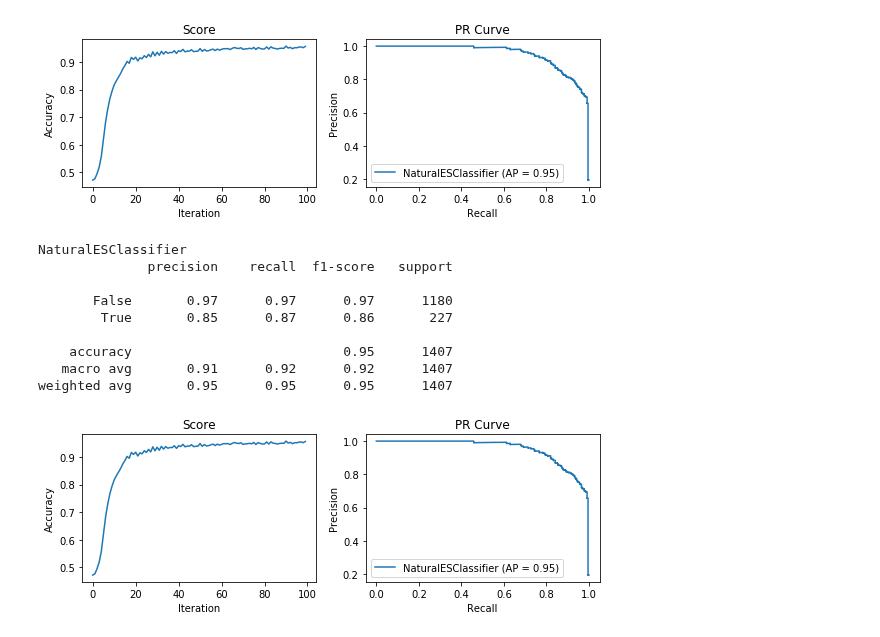
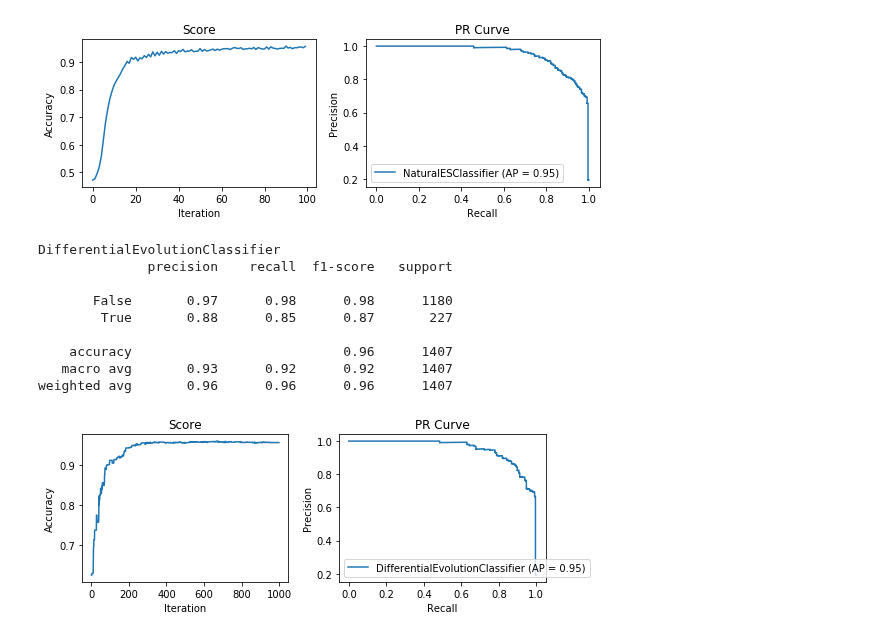
Before and after one commit to EvanLavender13/cs613-final-project, a Jupyter notebook: space.ipynb, the cells around one changed output. Cells and saved outputs as stored; diff of their text form; code cells hidden in the pictures.

```diff
--- a/space.ipynb
+++ b/space.ipynb
@@ -255,7 +254,7 @@ LogisticRegression
 weighted avg       0.96      0.96      0.96      1407
 [figure]
 # %%
-ses = SimpleESClassifier(objective=CrossEntropyObjective(), n_iter=100, random_state=0)
+ses = SimpleESClassifier(objective=CrossEntropyObjective(), n_iter=100, random_state=0, sigma=0.1)
 ses.fit(X_train_std, y_train);
 # %%
 fig, axes = plt.subplots(nrows=1, ncols=2, figsize=(8, 3))
@@ -276,5 +275,5 @@ weighted avg       0.94      0.94      0.94      1407
 # %%
-ges = GeneticESClassifier(objective=CrossEntropyObjective(), n_iter=100, random_state=0)
+ges = GeneticESClassifier(objective=CrossEntropyObjective(), n_iter=100, random_state=0, n_pop=200, p_elite=0.05)
 ges.fit(X_train_std, y_train);
 # %%
 fig, axes = plt.subplots(nrows=1, ncols=2, figsize=(8, 3))
@@ -312,24 +311,24 @@ NaturalESClassifier
 weighted avg       0.95      0.95      0.95      1407
 [figure]
 # %%
-dev = DifferentialEvolutionClassifier(objective=CrossEntropyObjective(), n_iter=250, random_state=0, bounds=(-10, 10), lmbda=1.5)
+dev = DifferentialEvolutionClassifier(objective=CrossEntropyObjective(), n_iter=1000, random_state=0, bounds=(-10, 10))
 dev.fit(X_train_std, y_train);
 # %%
 fig, axes = plt.subplots(nrows=1, ncols=2, figsize=(8, 3))
-plot_class(nes, X_test_std, y_test, axes)
+plot_class(dev, X_test_std, y_test, axes)
 fig.tight_layout()
 fig.savefig("images/Nasa-DifferentialEvolutionClassifier-PRCurve.png")
 # %% [output]
-NaturalESClassifier
+DifferentialEvolutionClassifier
               precision    recall  f1-score   support
 
-       False       0.97      0.97      0.97      1180
-        True       0.85      0.87      0.86       227
+       False       0.97      0.98      0.98      1180
+        True       0.88      0.85      0.87       227
 
-    accuracy                           0.95      1407
-   macro avg       0.91      0.92      0.92      1407
-weighted avg       0.95      0.95      0.95      1407
+    accuracy                           0.96      1407
+   macro avg       0.93      0.92      0.92      1407
+weighted avg       0.96      0.96      0.96      1407
-[figure, old version]
+[figure, new version]
 # %%
 ses_score = cross_val(ses, X, y)
 # %%
```
Also changed, not shown: parts of 9 cells of this notebook, 12 other files.
